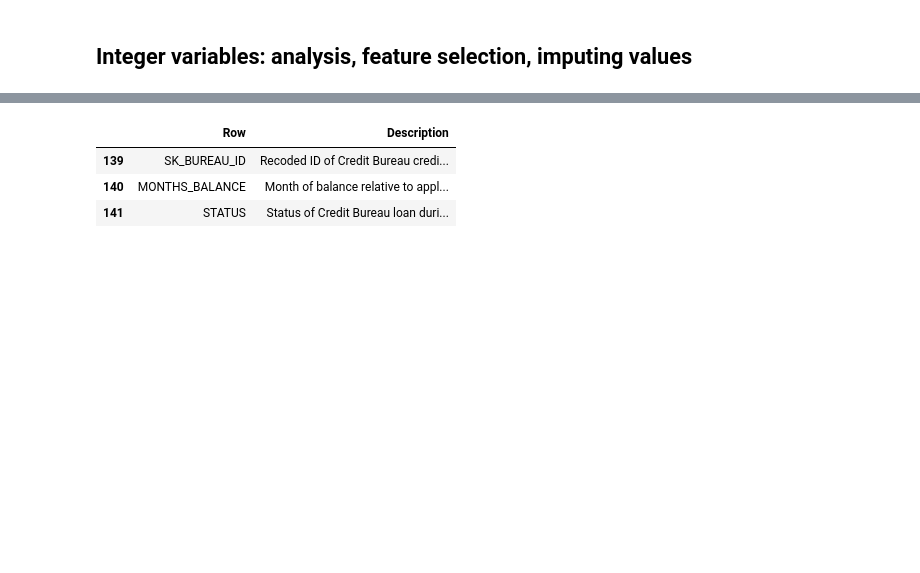
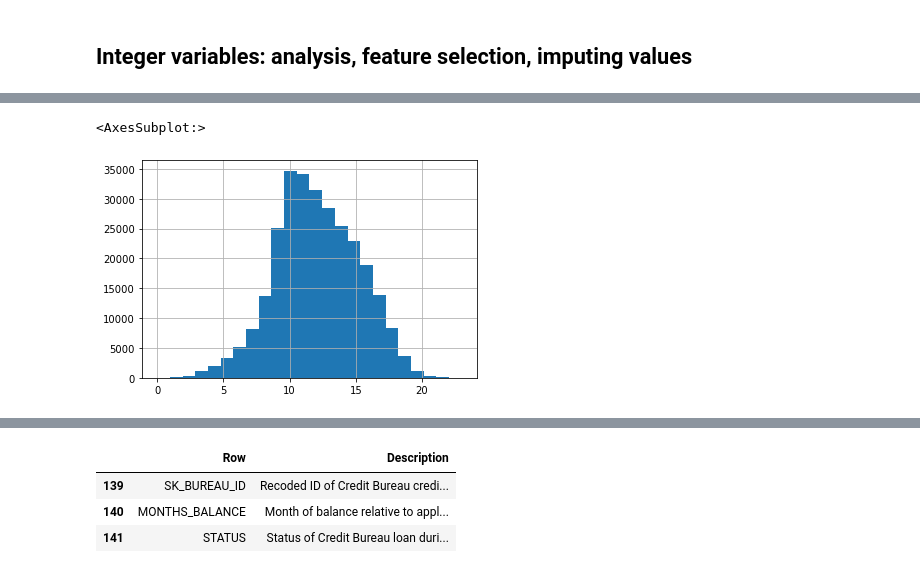
Before and after one commit to VeronikaBerezhnaia/OC_P7_credit_scoring, a Jupyter notebook: Implementez_modele_scoring.ipynb, the cells around one changed output, grey strips where cells are left out. Cells and saved outputs as stored; diff of their text form; code cells hidden in the pictures; blank space fills up the shorter version.

```diff
--- a/Implementez_modele_scoring.ipynb
+++ b/Implementez_modele_scoring.ipynb
@@ -535,13 +248,0 @@ Name: EMERGENCYSTATE_MODE, dtype: int64
-# %%
-appli_tr.loc[appli_tr.CODE_GENDER == 'XNA', 'CODE_GENDER'] = 'F' # as most frequent: only 4 people of 307,511 have XNA value
-appli_tr.loc[appli_tr.NAME_FAMILY_STATUS == 'Unknown', 'NAME_FAMILY_STATUS'] = 'Married' # as most frequent: only 2 people of 307,511 have Unknown value
-appli_tr.loc[appli_tr.FONDKAPREMONT_MODE == 'not specified', 'FONDKAPREMONT_MODE'] = 'unknown' # "not specified" in fact means NaN
-
-
-# appli_tr['NAME_TYPE_SUITE'] = appli_tr.NAME_TYPE_SUITE.fillna('Unaccompanied') # as most frequent
-appli_tr['NAME_TYPE_SUITE'] = appli_tr.NAME_TYPE_SUITE.fillna('unknown') # new category
-appli_tr['OCCUPATION_TYPE'] = appli_tr.OCCUPATION_TYPE.fillna('unknown') # new category
-appli_tr['FONDKAPREMONT_MODE'] = appli_tr.FONDKAPREMONT_MODE.fillna('unknown') # merge with "not specified"
-appli_tr['HOUSETYPE_MODE'] = appli_tr.HOUSETYPE_MODE.fillna('unknown') # as most frequent
-appli_tr['WALLSMATERIAL_MODE'] = appli_tr.WALLSMATERIAL_MODE.fillna('unknown') # as most frequent
-appli_tr['EMERGENCYSTATE_MODE'] = appli_tr.EMERGENCYSTATE_MODE.fillna('Yes') # as most risky
@@ -740,0 +443,13 @@ Between the columns REGION_RATING_CLIENT and REGION_RATING_CLIENT_W_CITY I will
+# %%
+appli_tr.loc[appli_tr.CODE_GENDER == 'XNA', 'CODE_GENDER'] = 'F' # as most frequent: only 4 people of 307,511 have XNA value
+appli_tr.loc[appli_tr.NAME_FAMILY_STATUS == 'Unknown', 'NAME_FAMILY_STATUS'] = 'Single / not married' # only 2 people of 307,511 have Unknown value, and I don't want to create a new OneHotEncoded variable which has only 2 values. why single: as "default status" or "initial status"
+appli_tr.loc[appli_tr.FONDKAPREMONT_MODE == 'not specified', 'FONDKAPREMONT_MODE'] = 'unknown' # "not specified" in fact means NaN
+
+
+# appli_tr['NAME_TYPE_SUITE'] = appli_tr.NAME_TYPE_SUITE.fillna('Unaccompanied') # as most frequent
+appli_tr['NAME_TYPE_SUITE'] = appli_tr.NAME_TYPE_SUITE.fillna('unknown') # new category
+appli_tr['OCCUPATION_TYPE'] = appli_tr.OCCUPATION_TYPE.fillna('unknown') # new category
+appli_tr['FONDKAPREMONT_MODE'] = appli_tr.FONDKAPREMONT_MODE.fillna('unknown') # merge with "not specified"
+appli_tr['HOUSETYPE_MODE'] = appli_tr.HOUSETYPE_MODE.fillna('unknown') # as most frequent
+appli_tr['WALLSMATERIAL_MODE'] = appli_tr.WALLSMATERIAL_MODE.fillna('unknown') # as most frequent
+appli_tr['EMERGENCYSTATE_MODE'] = appli_tr.EMERGENCYSTATE_MODE.fillna('Yes') # as most risky
@@ -741,2 +703,10 @@ Between the columns REGION_RATING_CLIENT and REGION_RATING_CLIENT_W_CITY I will
+# %%
+appli_tr = appli_tr.drop(['FLAG_MOBIL', 'FLAG_CONT_MOBILE', 'FLAG_EMAIL',
+#                           'CNT_CHILDREN', 'CNT_FAM_MEMBERS',
+                          'REGION_RATING_CLIENT',
+                          'REG_REGION_NOT_WORK_REGION', 'LIVE_REGION_NOT_WORK_REGION',
+                          'FLAG_DOCUMENT_4', 'FLAG_DOCUMENT_5', 'FLAG_DOCUMENT_7',
+                          'FLAG_DOCUMENT_8', 'FLAG_DOCUMENT_10', 'FLAG_DOCUMENT_12',
+                          'FLAG_DOCUMENT_19', 'FLAG_DOCUMENT_20'], axis=1)
 # %% [markdown]
 ## Integer variables: analysis, feature selection, imputing values
@@ -1045,3 +712,0 @@ print(appli_tr[appli_tr.DEF_30_CNT_SOCIAL_CIRCLE != appli_tr.DEF_60_CNT_SOCIAL_C
-# %%
-appli_tr = appli_tr.drop(['AMT_REQ_CREDIT_BUREAU_HOUR', 'AMT_REQ_CREDIT_BUREAU_DAY',
-                         'AMT_REQ_CREDIT_BUREAU_WEEK', 'AMT_REQ_CREDIT_BUREAU_HOUR'])
@@ -1070,0 +826,6 @@ sns.displot(data=appli_tr, x="AMT_INCOME_TOTAL", hue="TARGET", log_scale=True, k
+# %%
+display(appli_ok.HOUR_APPR_PROCESS_START.hist(bins=24))
+# display(appli_fail.HOUR_APPR_PROCESS_START.hist(bins=24))
+# %% [output]
+<AxesSubplot:>
+[figure, added]
```
Also changed, not shown: parts of 191 cells of this notebook.
